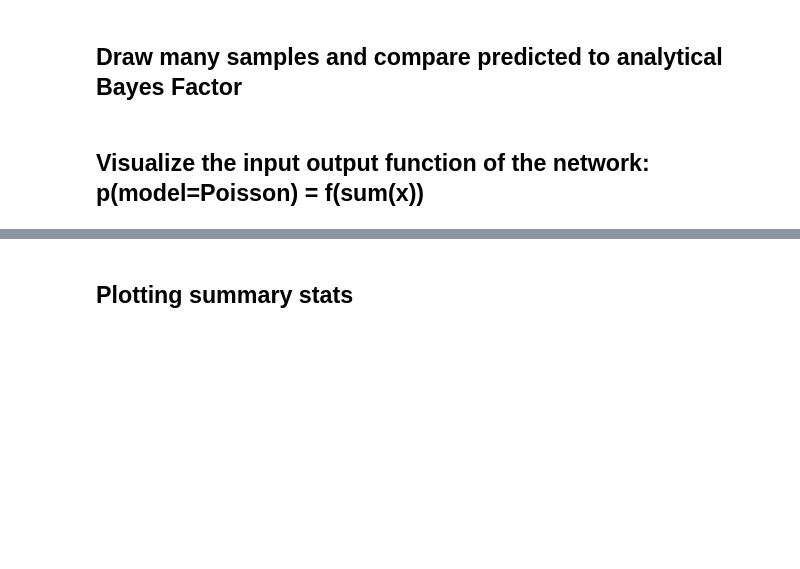
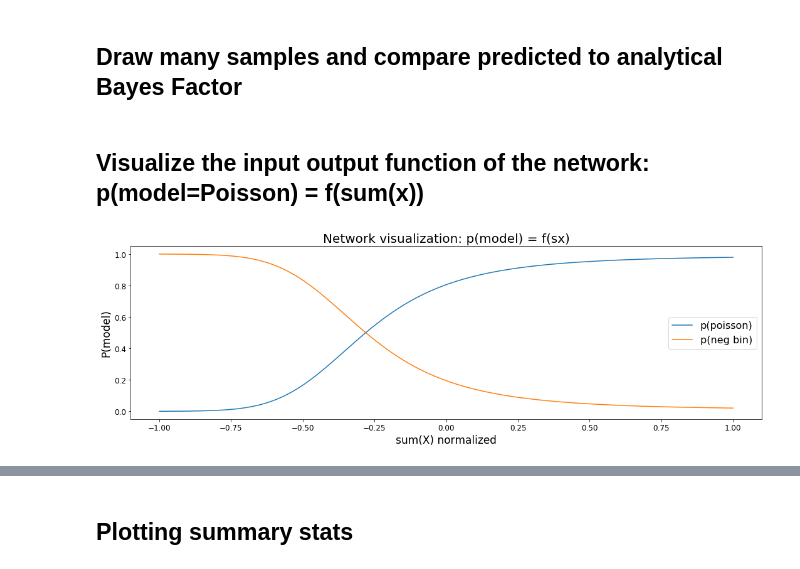
Before and after one commit to janfb/mcabc, a Jupyter notebook: notebooks/ModelComparison_poisson_vs_negbin_OLD.ipynb, the cells around one changed output, grey strips where cells are left out. Drawn from its saved outputs; the diff is of its cells as text; code cells hidden in the pictures; blank space fills up the shorter version.

```diff
--- a/notebooks/ModelComparison_poisson_vs_negbin_OLD.ipynb
+++ b/notebooks/ModelComparison_poisson_vs_negbin_OLD.ipynb
@@ -35,8 +35,8 @@ Overdispersion means that the dispersion predicted by the model is less than tha
 Given that we want to start with a very simple case, we should choose the Gamma and Beta priors on the Poisson and the NB model such that they result in very different data models.
 # %%
 sample_size = 100
-n_samples = 10000
-seed = None
+n_samples = 500000
+seed = 2
 
 figure_folder = '../figures/'
 
@@ -184,6 +191,7 @@ bf_predicted = []
 model_indices = []
 pred_mi = []
 prob_poisson = []
+ppoi_ana = []
 
 # gather summary stats
 stats = []
@@ -207,9 +215,9 @@ for i in range(Ntest):
 
     # draw samples from the model given by the model index
     if m_i == 0:
-        samples = poisson.rvs(mu=poi_mean, size=sample_size)
+        samples = poisson.rvs(mu=gamma_prior.rvs(), size=sample_size)
     elif m_i == 1:
-        samples = nbinom.rvs(n=r, p=nb_psuccess, size=sample_size)
+        samples = nbinom.rvs(n=r, p=beta_prior.rvs(), size=sample_size)
 
     if plot:
         plt.subplot(1, 2, m_i + 1)
@@ -238,10 +246,11 @@ for i in range(Ntest):
 
     # calculate bf
     log_bftrue = e0 - e1
-    bfpred = posterior_probs[0] / posterior_probs[1]
+    log_bfpred = np.log(posterior_probs[0] / posterior_probs[1])
+    ppoi_ana.append(calculate_pprob_from_evidences(np.exp(e0), np.exp(e1)))
 
     # append to lists
-    bf_predicted.append(np.log(bfpred))
+    bf_predicted.append(log_bfpred)
     bf_true.append(log_bftrue)
     model_indices.append(m_i)
 
@@ -255,23 +264,27 @@ mi_pred = (np.array(bf_predicted) < 0)  # np.array(pred_mi)
 mi_ana = (np.array(bf_true) < 0)
 
 stats = np.array(stats).reshape(Ntest, n_inputs)
+bf_true = np.array(bf_true)
+bf_predicted = np.array(bf_predicted)
 # %% [markdown]
 ## Visualize the input output function of the network: p(model=Poisson) = f(sum(x))
 # %%
-stats_range = np.linspace(-10., 10., 1000)
+stats_range = np.linspace(-1., 1., 1000)
 probs = []
 for st in stats_range:
     (out_act) = model(Variable(torch.Tensor([[st]])))
 
     # in this vector, index 0 is Poi, index 1 is NB
     probs.append(softmax(out_act).data.numpy()[0][0])
 
 plt.plot(stats_range, np.array(probs), label='p(poisson)')
 plt.plot(stats_range, 1 - np.array(probs), label='p(neg bin)')
 plt.ylabel('P(model)')
 plt.xlabel('sum(X) normalized')
 plt.title('Network visualization: p(model) = f(sx)')
 plt.legend();
 
 plt.tight_layout()
 save_figure(filename='network_visualization_{}'.format(diff_string), folder=figure_folder, time_stamp=time_stamp)
+# %% [output]
+[figure, added]
```
Also changed, not shown: parts of 12 cells of this notebook, 2 other files.
